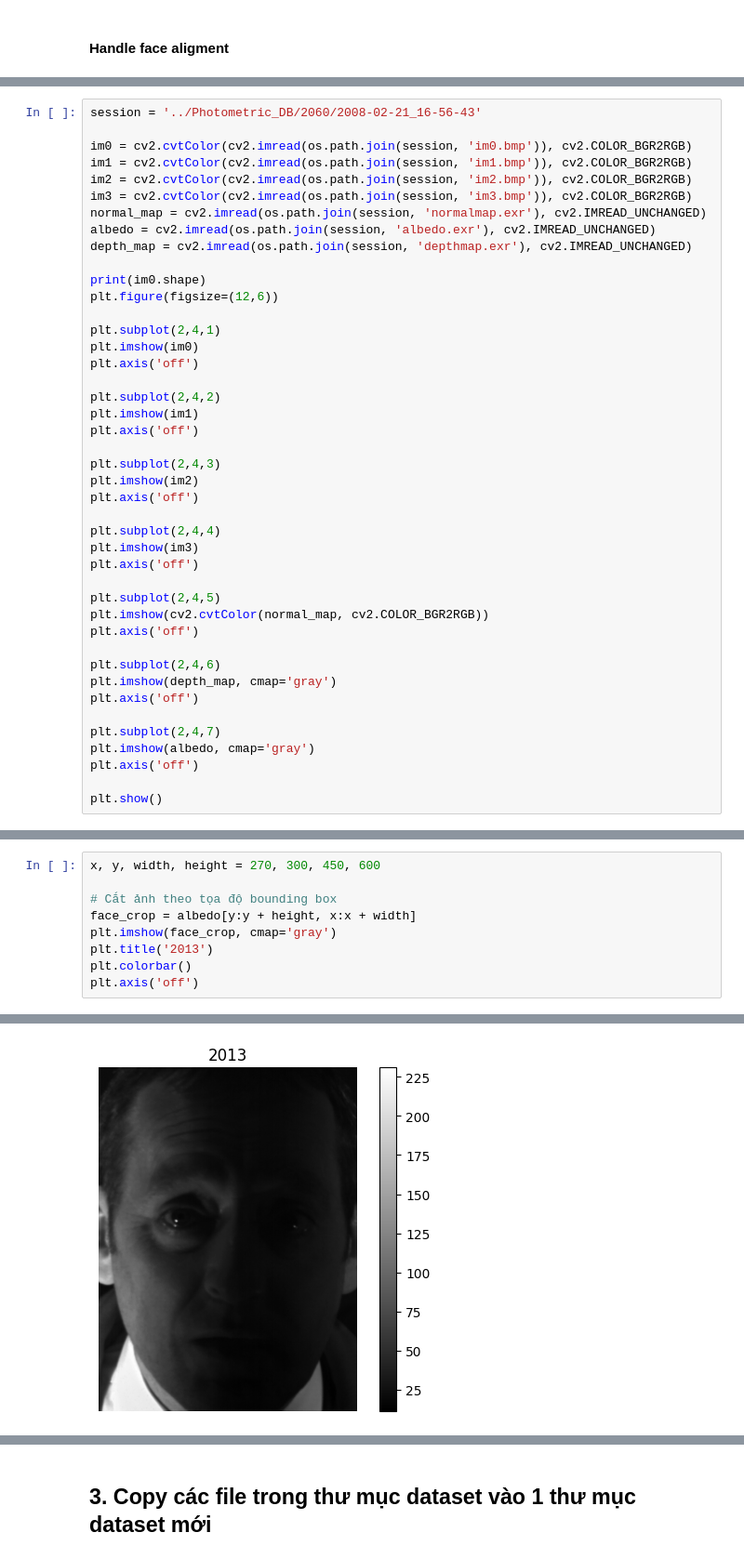
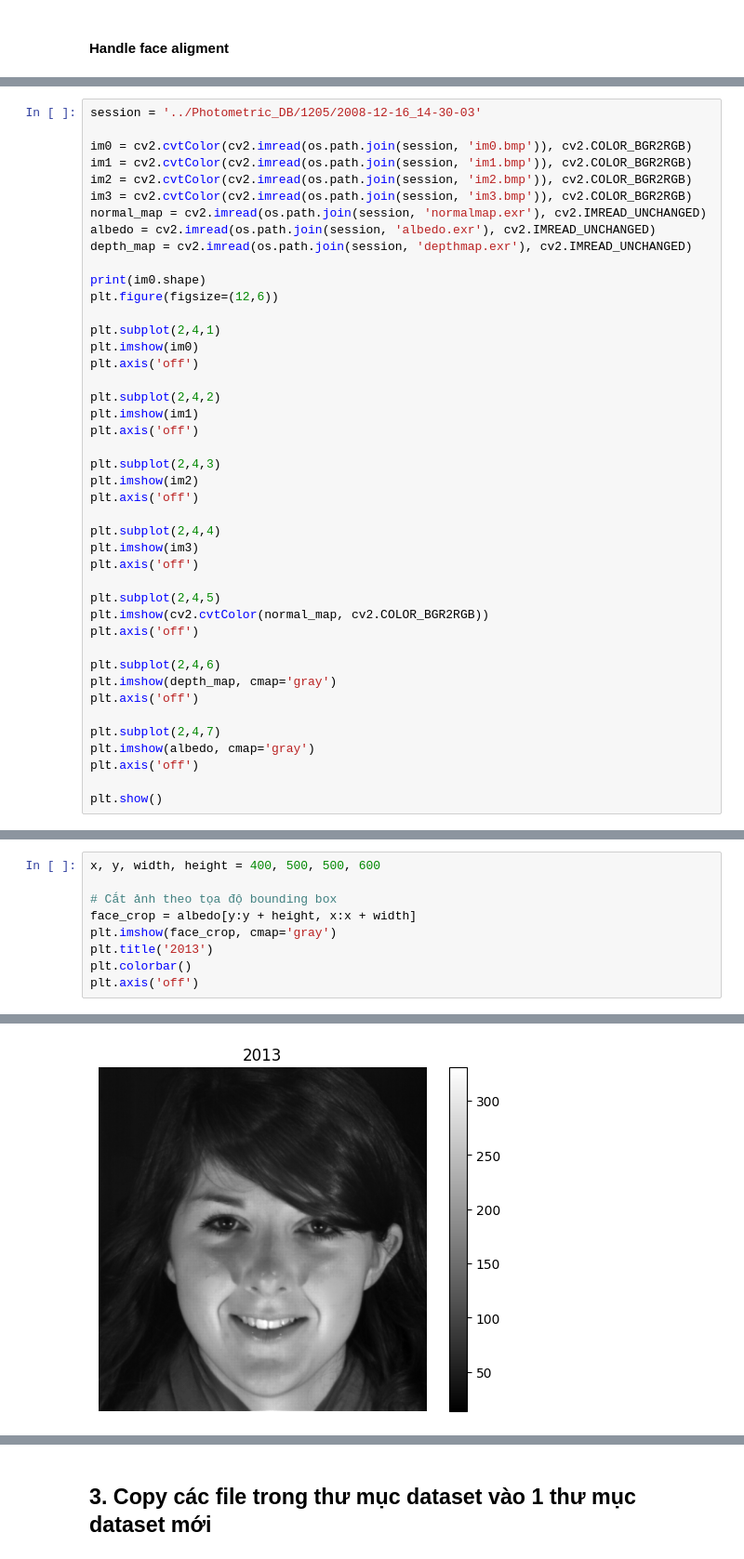
Before and after one commit to nkt780426/Bachelor-s-Project, a Jupyter notebook: preprocess/preprocess.ipynb, the cells around one changed output, grey strips where cells are left out. Shown at 93% size. Cells and saved outputs as stored; diff of their text form.

```diff
--- a/preprocess/preprocess.ipynb
+++ b/preprocess/preprocess.ipynb
@@ -830,5 +953,5 @@ Sau bước crop trên và kiểm tra ảnh, có 3/3159 session mà mtcnn không
 # %%
-session = '../Photometric_DB/2060/2008-02-21_16-56-43'
+session = '../Photometric_DB/1205/2008-12-16_14-30-03'
 
 im0 = cv2.cvtColor(cv2.imread(os.path.join(session, 'im0.bmp')), cv2.COLOR_BGR2RGB)
 im1 = cv2.cvtColor(cv2.imread(os.path.join(session, 'im1.bmp')), cv2.COLOR_BGR2RGB)
@@ -877,5 +1000,5 @@ Clipping input data to the valid range for imshow with RGB data ([0..1] for floa
 # %%
-x, y, width, height = 270, 300, 450, 600
+x, y, width, height = 400, 500, 500, 600
 
 # Cắt ảnh theo tọa độ bounding box
 face_crop = albedo[y:y + height, x:x + width]
@@ -888,2 +1011,2 @@ plt.axis('off')
-[figure, old version]
+[figure, new version]
 # %%
```
Also changed, not shown: parts of 19 cells of this notebook, 17 other files.
